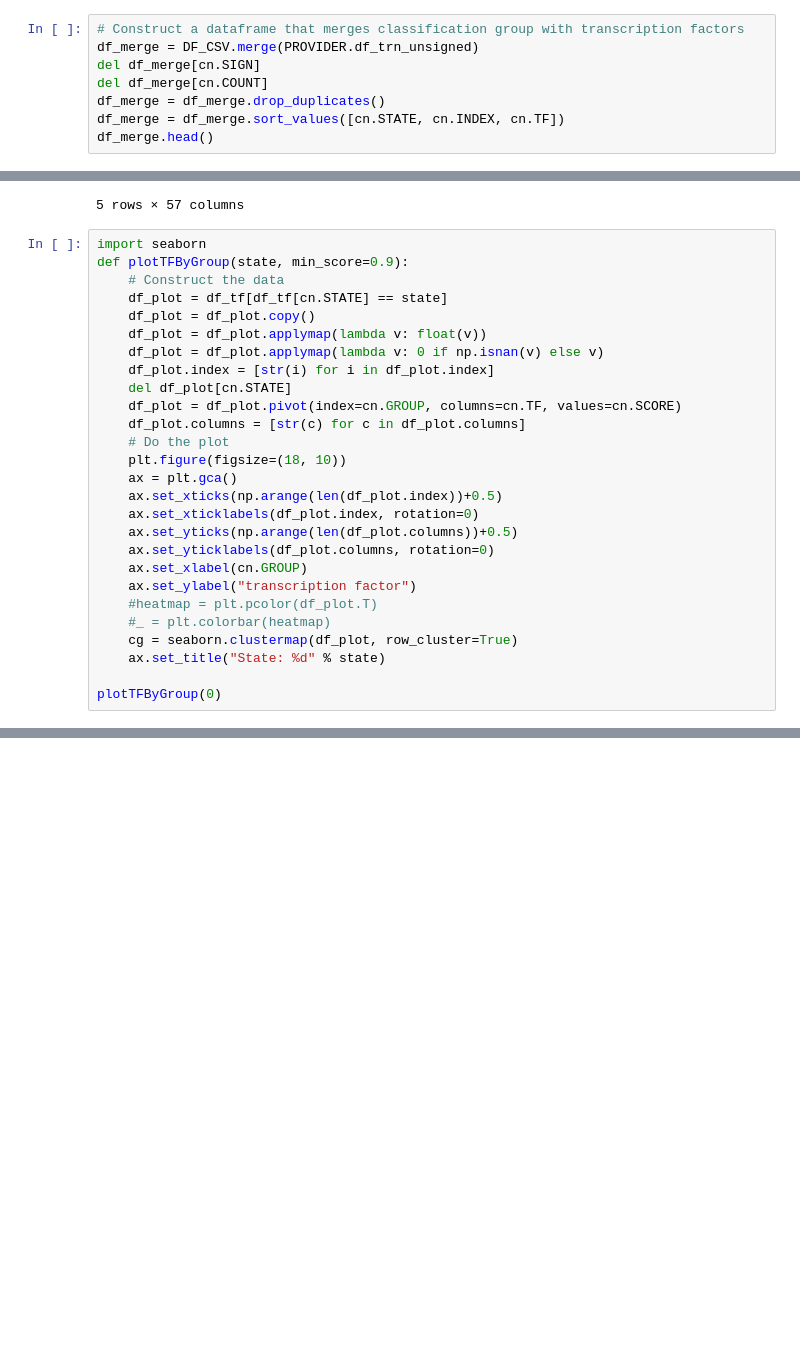
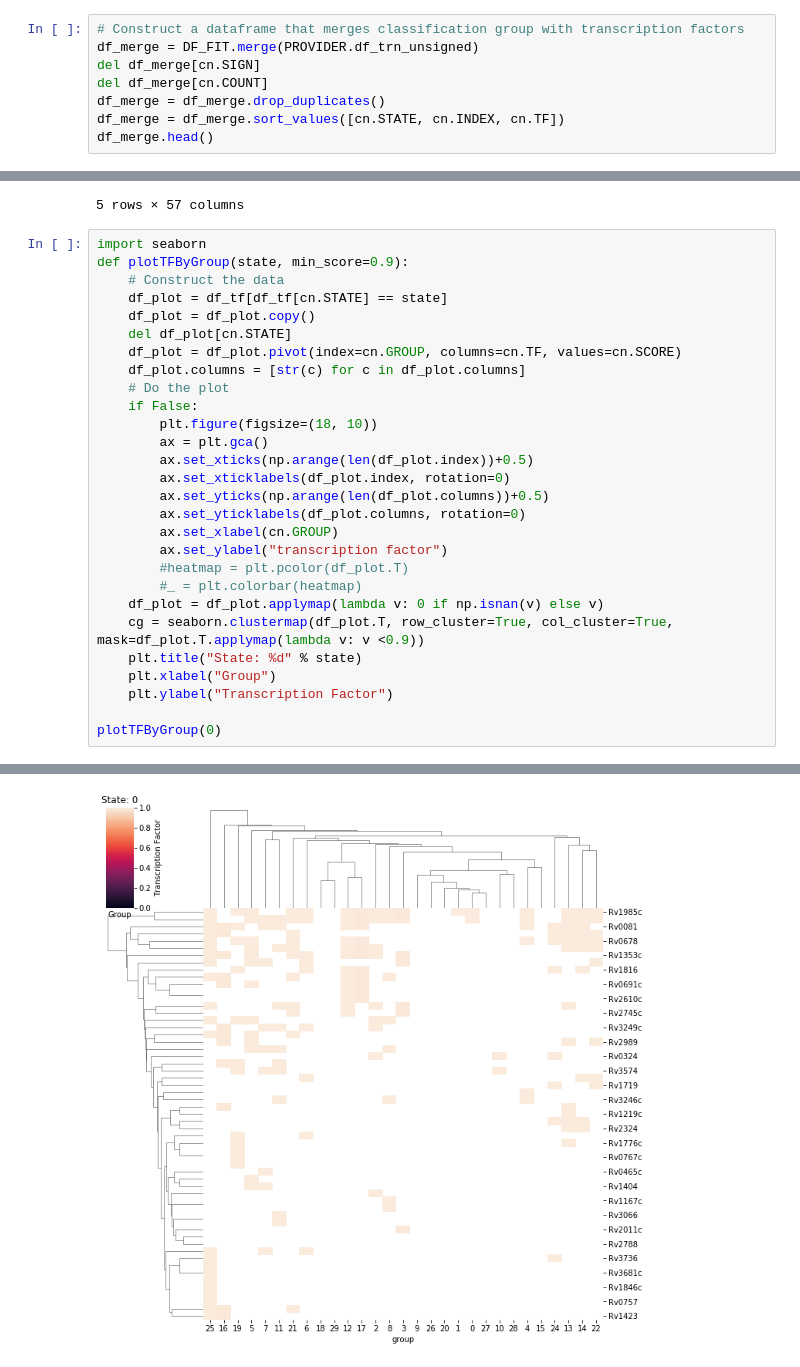
Before and after one commit to uwescience/xstate, a Jupyter notebook: notebooks/Classification Groups.ipynb, the cells around one changed output, grey strips where cells are left out. Drawn from its saved outputs; the diff is of its cells as text; blank space fills up the shorter version.

```diff
--- a/notebooks/Classification Groups.ipynb
+++ b/notebooks/Classification Groups.ipynb
@@ -126,7 +128,7 @@ df_merge.head()
 | 4 | 0 | 2 | Rv0022c | 1.0 | 117 | Rv3597c | 1 |
 # %%
 # Construct a dataframe that merges classification group with transcription factors
-df_merge = DF_CSV.merge(PROVIDER.df_trn_unsigned)
+df_merge = DF_FIT.merge(PROVIDER.df_trn_unsigned)
 del df_merge[cn.SIGN]
 del df_merge[cn.COUNT]
 df_merge = df_merge.drop_duplicates()
@@ -194,25 +209,26 @@ def plotTFByGroup(state, min_score=0.9):
     # Construct the data
     df_plot = df_tf[df_tf[cn.STATE] == state]
     df_plot = df_plot.copy()
-    df_plot = df_plot.applymap(lambda v: float(v))
-    df_plot = df_plot.applymap(lambda v: 0 if np.isnan(v) else v)
-    df_plot.index = [str(i) for i in df_plot.index]
     del df_plot[cn.STATE]
     df_plot = df_plot.pivot(index=cn.GROUP, columns=cn.TF, values=cn.SCORE)
     df_plot.columns = [str(c) for c in df_plot.columns]
     # Do the plot
-    plt.figure(figsize=(18, 10))
-    ax = plt.gca()
-    ax.set_xticks(np.arange(len(df_plot.index))+0.5)
-    ax.set_xticklabels(df_plot.index, rotation=0)
-    ax.set_yticks(np.arange(len(df_plot.columns))+0.5)
-    ax.set_yticklabels(df_plot.columns, rotation=0)
-    ax.set_xlabel(cn.GROUP)
-    ax.set_ylabel("transcription factor")
-    #heatmap = plt.pcolor(df_plot.T)
-    #_ = plt.colorbar(heatmap)
-    cg = seaborn.clustermap(df_plot, row_cluster=True)
-    ax.set_title("State: %d" % state)
+    if False:
+        plt.figure(figsize=(18, 10))
+        ax = plt.gca()
+        ax.set_xticks(np.arange(len(df_plot.index))+0.5)
+        ax.set_xticklabels(df_plot.index, rotation=0)
+        ax.set_yticks(np.arange(len(df_plot.columns))+0.5)
+        ax.set_yticklabels(df_plot.columns, rotation=0)
+        ax.set_xlabel(cn.GROUP)
+        ax.set_ylabel("transcription factor")
+        #heatmap = plt.pcolor(df_plot.T)
+        #_ = plt.colorbar(heatmap)
+    df_plot = df_plot.applymap(lambda v: 0 if np.isnan(v) else v)
+    cg = seaborn.clustermap(df_plot.T, row_cluster=True, col_cluster=True, mask=df_plot.T.applymap(lambda v: v <0.9))
+    plt.title("State: %d" % state)
+    plt.xlabel("Group")
+    plt.ylabel("Transcription Factor")
 
 plotTFByGroup(0)
 # %% [output]
@@ -219,0 +235 @@ ValueError: could not convert string to float: 'Rv1985c'
+[figure, added]
```
Also changed, not shown: parts of 14 cells of this notebook.
